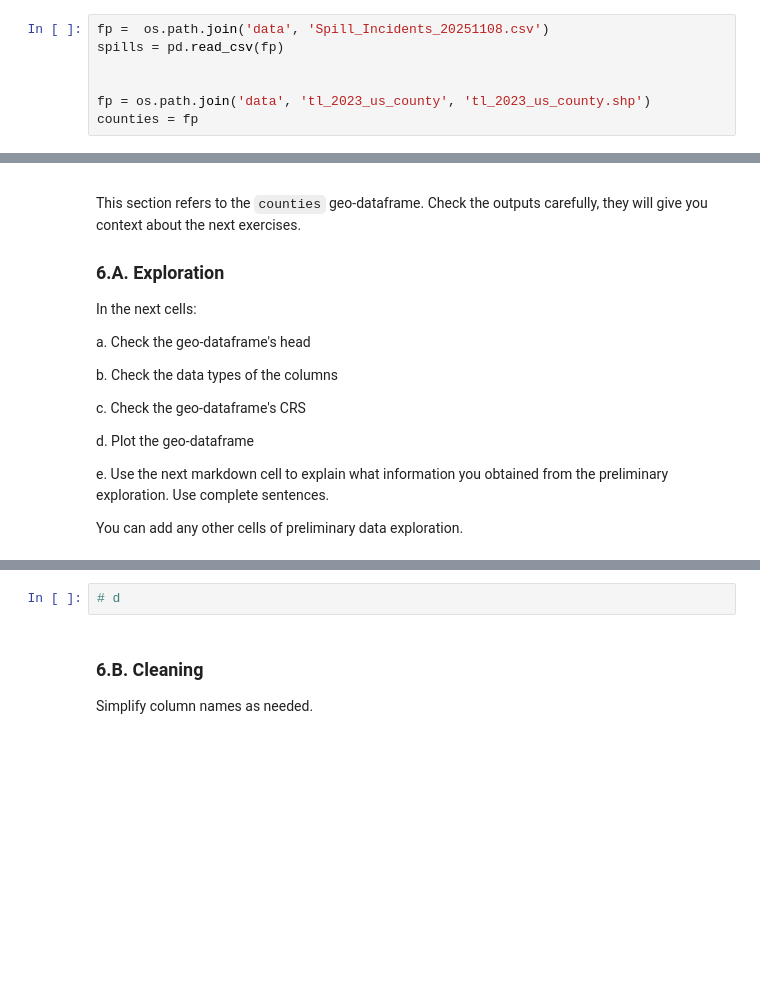
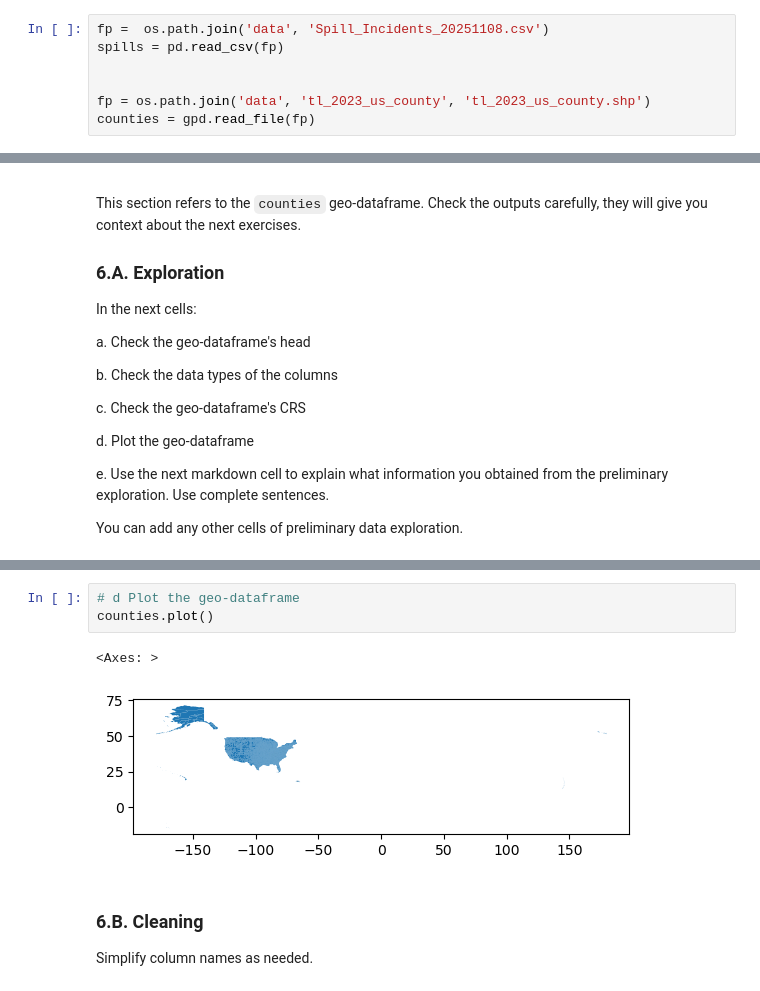
Before and after one commit to sandovaljoaquin/eds220-hwk3, a Jupyter notebook: hwk3-task1-spills.ipynb, the cells around one changed output, grey strips where cells are left out. Saved outputs shown, nothing was run; the diff lists cells and outputs as text; blank space fills up the shorter version.

```diff
--- a/hwk3-task1-spills.ipynb
+++ b/hwk3-task1-spills.ipynb
@@ -74,7 +74,7 @@ spills = pd.read_csv(fp)
 
 
 fp = os.path.join('data', 'tl_2023_us_county', 'tl_2023_us_county.shp')
-counties = fp
+counties = gpd.read_file(fp)
 # %% [markdown]
 <!-- BEGIN QUESTION -->
 
@@ -331,5 +374,9 @@ _Type your answer here, replacing this text._
 # %%
-# d
+# d Plot the geo-dataframe
+counties.plot()
+# %% [output]
+<Axes: >
+[figure, added]
 # %% [markdown]
 <!-- END QUESTION -->
 
```
Also changed, not shown: parts of 20 cells of this notebook.
